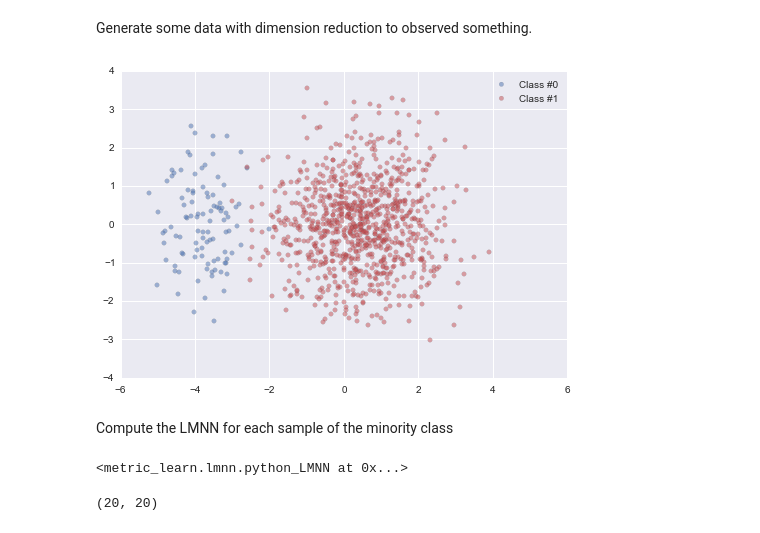
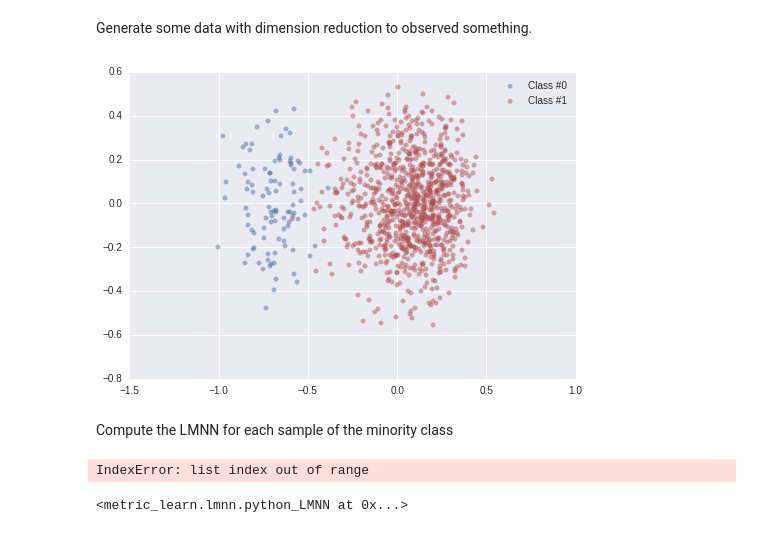
Before and after one commit to I2Cvb/prostate, a Jupyter notebook: notebook/imbalancing-thinkbook.ipynb, the cells around one changed output. Cells and saved outputs as stored; diff of their text form; code cells hidden in the pictures.

```diff
--- a/notebook/imbalancing-thinkbook.ipynb
+++ b/notebook/imbalancing-thinkbook.ipynb
@@ -21,43 +22,84 @@ Generate some data with dimension reduction to observed something.
 # %%
 # Generate some data
 x, y = make_classification(n_classes=2, class_sep=2, weights=[0.1, 0.9],
                            n_informative=3, n_redundant=1, flip_y=0,
                            n_features=20, n_clusters_per_class=1,
                            n_samples=1000, random_state=10)
+
+x = normalize(x)
 
 # Instanciate a PCA object for the sake of easy visualisation
 pca = PCA(n_components = 2)
 
 # Fit and transform x to visualise inside a 2D feature space
 x_vis = pca.fit_transform(x)
 
 # Plot the original data
 # Plot the two classes
 palette = sns.color_palette()
 plt.scatter(x_vis[y==0, 0], x_vis[y==0, 1], label="Class #0", alpha=0.5,
             edgecolor=almost_black, facecolor=palette[0], linewidth=0.15)
 plt.scatter(x_vis[y==1, 0], x_vis[y==1, 1], label="Class #1", alpha=0.5,
             edgecolor=almost_black, facecolor=palette[2], linewidth=0.15)
 
 plt.legend()
 plt.show()
 # %% [output]
-[figure, old version]
+[figure, new version]
 # %% [markdown]
 Compute the LMNN for each sample of the minority class
-# %%
-from metric_learn import LMNN
-
-# Call the constructor with the default arguments
-nn_clus = LMNN()
-
-for
-
-# Fit the data
-nn_clus.fit(x, y)
-# %% [output]
-<metric_learn.lmnn.python_LMNN at 0x...>
-# %%
-print nn_clus.L
-# %% [output]
-(20, 20)
+# %%
+from collections import Counter
+
+# Compute the classes representation
+stat_class = Counter(y)
+# Find the minority class key
+label_min_class = min(stat_class, key=stat_class.get)
+# Save the sample index of this class
+idx_min_class = np.ravel(np.nonzero(y == 0))
+
+from sklearn.neighbors import NearestNeighbors
+
+# Create an object NN only for the minority class
+min_class_NN = NearestNeighbors(n_neighbors=11, n_jobs=-1)
+min_class_NN.fit(x[idx_min_class, :], y[idx_min_class])
+
+# Create an object NN for the whole dataset
+data_NN = NearestNeighbors(n_neighbors=3, n_jobs=-1)
+data_NN.fit(x, y)
+
+# Compute all the distance of the k-NN on the minority class on the original data
+dist, ind = min_class_NN.kneighbors()
+# Find the maximum distance
+max_dist = np.max(dist, axis=1)
+
+# Now find the samples to consider with the distance extracted using only the minority class
+# We need to loop since that the distance is changing
+s_considers = []
+for s, d in zip(x[idx_min_class], max_dist):
+    dist, ind = data_NN.radius_neighbors(X=np.atleast_2d(s), radius=d)
+    s_considers.append(ind)
+
+from metric_learn import LMNN
+
+cov_mat = []
+for s in s_considers:
+    # Extract the interesting data
+    x_s = x[s[0], :]
+    y_s = y[s[0]]
+
+    # Check if there is any imposter
+    tmp = Counter(y_s)
+
+    # Fit the LMNN for these data
+    s_lmnn = LMNN(k=len(s[0]))
+    s_lmnn.fit(x_s, y_s)
+    # Store the covariance matrix
+    cov_mat.append(numpy.dot(s_lmnn.L.T, s_lmnn.L) )
+# %% [output]
+IndexError: list index out of range
+# %%
+a = LMNN()
+a.fit(x,y)
+# %% [output]
+<metric_learn.lmnn.python_LMNN at 0x...>
```
Also changed, not shown: parts of 2 cells of this notebook.
